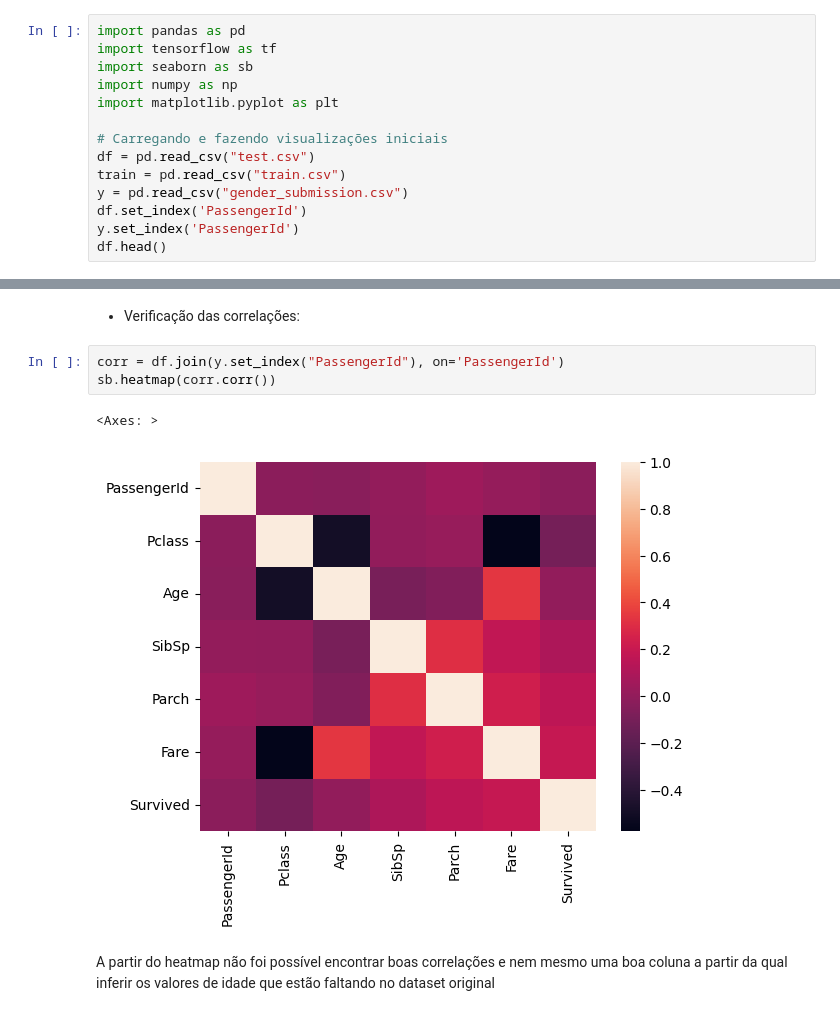
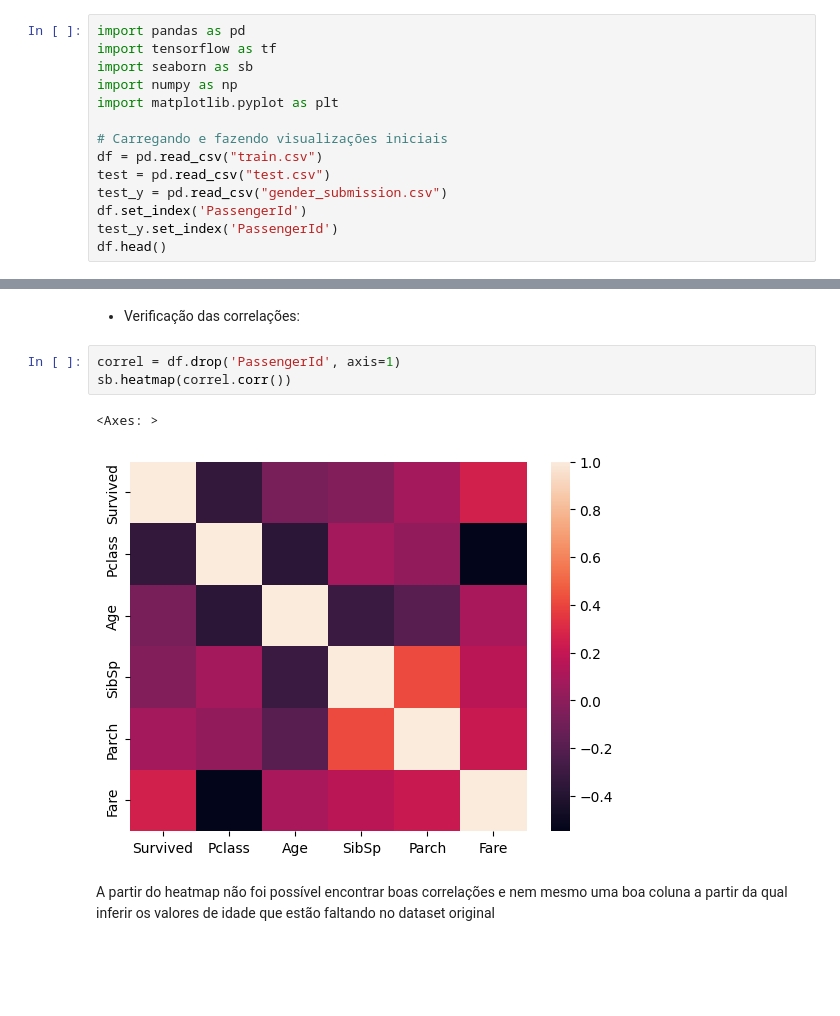
Before and after one commit to RenanFlorencio/Titanic-Model-Training, a Jupyter notebook: training.ipynb, the cells around one changed output, grey strips where cells are left out. Cells and saved outputs as stored; diff of their text form; blank space fills up the shorter version.

```diff
--- a/training.ipynb
+++ b/training.ipynb
@@ -8,10 +8,10 @@ import numpy as np
 import matplotlib.pyplot as plt
 
 # Carregando e fazendo visualizações iniciais
-df = pd.read_csv("test.csv")
-train = pd.read_csv("train.csv")
-y = pd.read_csv("gender_submission.csv")
+df = pd.read_csv("train.csv")
+test = pd.read_csv("test.csv")
+test_y = pd.read_csv("gender_submission.csv")
 df.set_index('PassengerId')
-y.set_index('PassengerId')
+test_y.set_index('PassengerId')
 df.head()
 # %% [output]
@@ -60,11 +69,11 @@ Aqui vemos uma grande quantidade de valores nulos em Cabin, o que indica que rem
 # %% [markdown]
 - Verificação das correlações:
 # %%
-corr = df.join(y.set_index("PassengerId"), on='PassengerId')
-sb.heatmap(corr.corr())
+correl = df.drop('PassengerId', axis=1)
+sb.heatmap(correl.corr())
 # %% [output]
 <Axes: >
-[figure, old version]
+[figure, new version]
 # %% [markdown]
 A partir do heatmap não foi possível encontrar boas correlações e nem mesmo uma boa coluna a partir da qual inferir os valores de idade que estão faltando no dataset original
 # %% [markdown]
```
Also changed, not shown: parts of 26 cells of this notebook.
